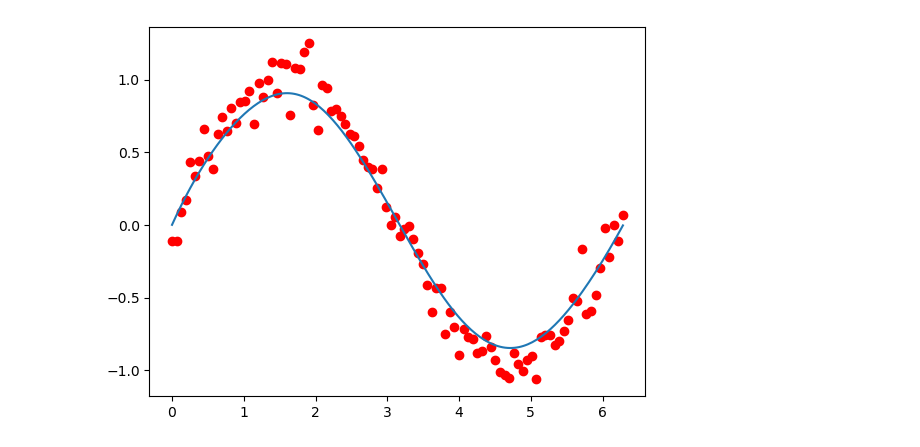
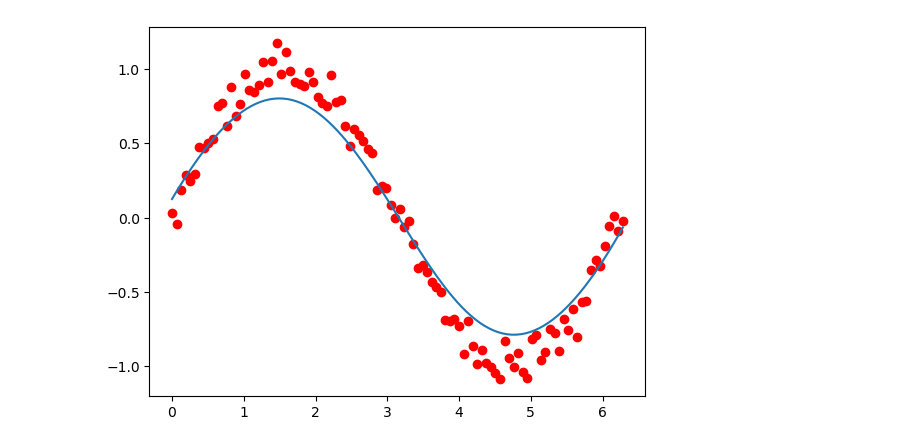
Before and after one commit to Parameshwaran2005/lab-programs, a Jupyter notebook: ml_lab/6.ipynb, the cells around one changed output. Drawn from its saved outputs; the diff is of its cells as text; code cells hidden in the pictures.

```diff
--- a/ml_lab/6.ipynb
+++ b/ml_lab/6.ipynb
@@ -33,16 +33,23 @@ plt.show()
 # %%
+import numpy as np
+import matplotlib.pyplot as plt
+
+X = np.linspace(0,2*np.pi,100)
+y = np.sin(X) + 0.1*np.random.randn(100)
+
+x_test = np.linspace(0,2*np.pi,200)
+tau = 0.5
 y_pred = []
+
 for x in x_test:
-    w = np.diag(np.exp(-(X - x)**2 / (2*tau**2)))
+    W = np.diag(np.exp(-(X-x)**2)/(2*tau**2))
+    X_b = np.c_[np.ones(len(X)),X]
+    x_b = np.array([1,x])
+    theta = np.linalg.inv(X_b.T @ W @ X_b) @ (X_b.T @ W @ y)
+    y_pred.append(x_b @ theta)
 
-    X_b = np.c_[np.ones(len(X)), X]
-    x_b = np.array([1, x])
-
-    theta = np.linalg.inv(X_b.T @ w @ X_b) @ (X_b.T @ w @ y)
-    y_pred.append(x_b @ theta)
+plt.scatter(X,y,color='red')
+plt.plot(x_test,y_pred)
+plt.show()
+# %% [output]
+[figure, added]
-# %%
-plt.scatter(X,y,color='red')
-plt.plot(x_test,y_pred)
-plt.show()
-# %% [output]
-[figure, removed]
```
Also changed, not shown: parts of 2 cells of this notebook.
